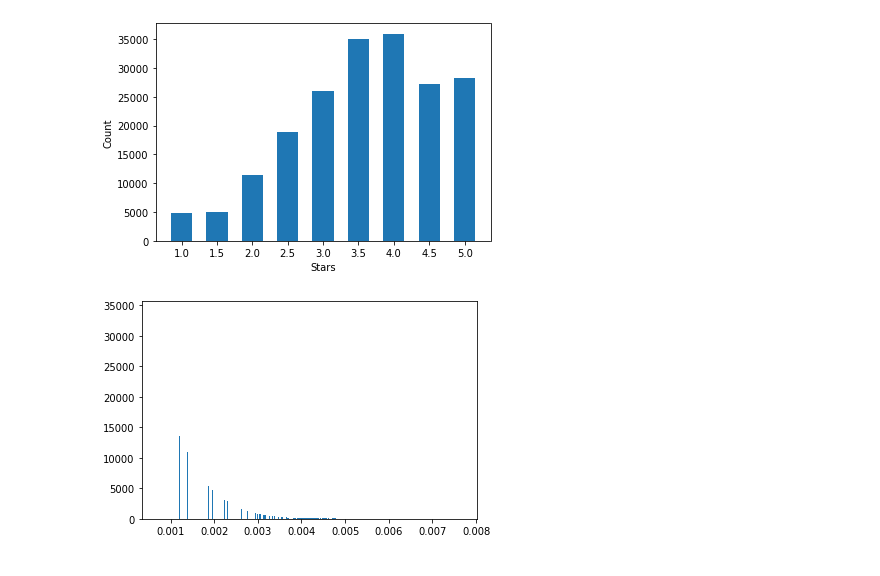
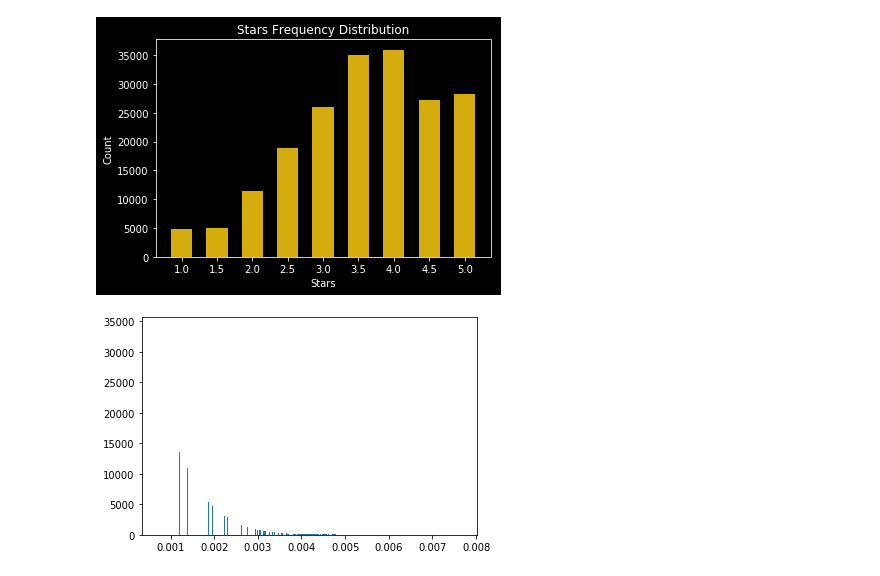
Before and after one commit to Joseamica/Project-1, a Jupyter notebook: Data/main.ipynb, the cells around one changed output. Drawn from its saved outputs; the diff is of its cells as text; code cells hidden in the pictures.

```diff
--- a/Data/main.ipynb
+++ b/Data/main.ipynb
@@ -86,17 +76,21 @@ plt.show()
 # %%
 # Check for the distribution of observations by stars
 count_stars = data.groupby('stars').count().reset_index()
 
+plt.style.use('dark_background')
 plt.bar(stars_group['stars'],
         count_stars['review_count'],
         width=0.3,
+        color='#D4AC0D'
         )
 plt.xticks(stars_group['stars'])
 plt.ylabel("Count")
 plt.xlabel("Stars")
+plt.title("Stars Frequency Distribution")
+plt.savefig('star_ditrib.png', transparent=True)
 plt.show()
 # %% [output]
-[figure, old version]
+[figure, new version]
 # %%
 # Create a Key Performance Indicator for the "success" of a business in yelp
     # Slicing stars and reviews count
```
Also changed, not shown: parts of 5 cells of this notebook, 5 other files.
